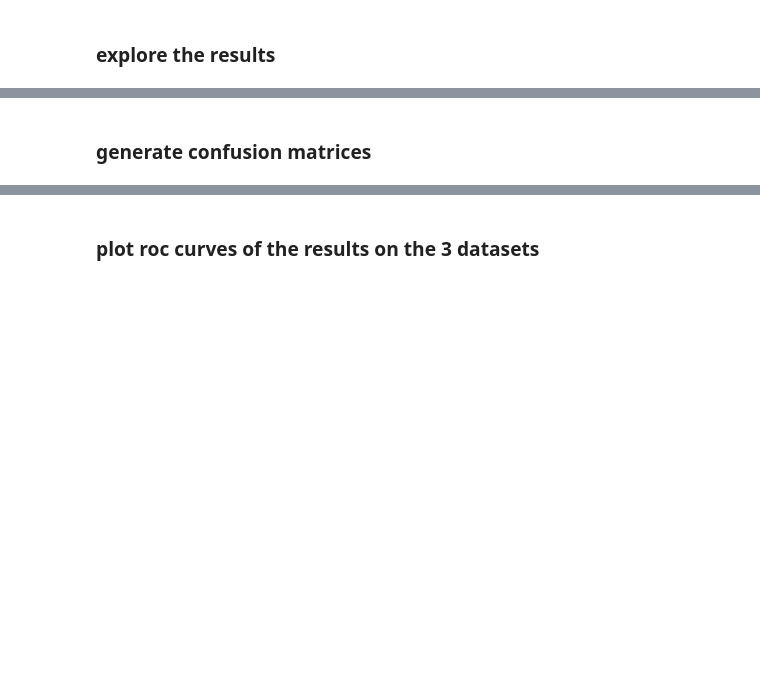
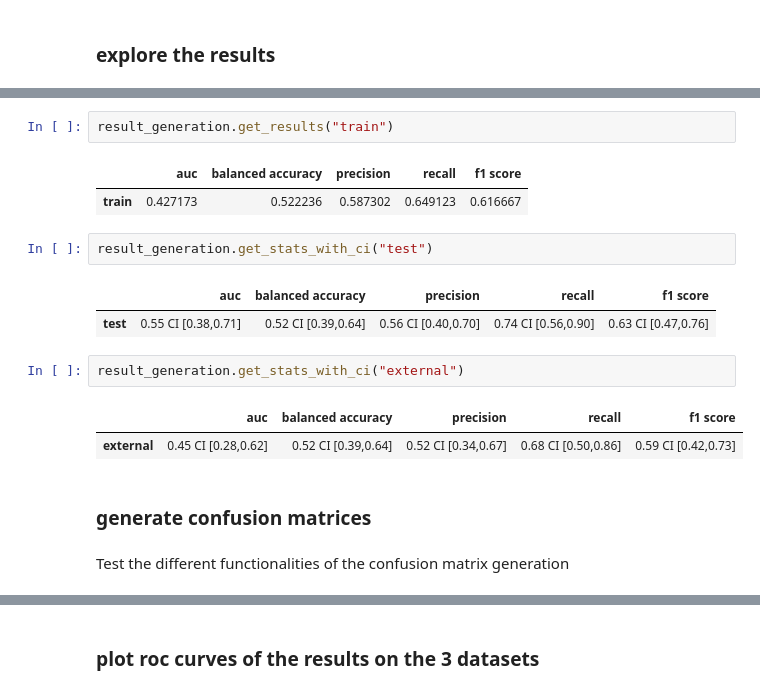
Before and after one commit to primakov/precision-medicine-toolbox, a Jupyter notebook: examples/Results_module.ipynb, the cells around one changed output, grey strips where cells are left out. Saved outputs shown, nothing was run; the diff lists cells and outputs as text; blank space fills up the shorter version.

```diff
--- a/examples/Results_module.ipynb
+++ b/examples/Results_module.ipynb
@@ -30,5 +30,22 @@ result_generation.get_stats_with_ci("train")
+# %%
+result_generation.get_results("train")
+# %% [output]
+|  | auc | balanced accuracy | precision | recall | f1 score |
+| train | 0.427173 | 0.522236 | 0.587302 | 0.649123 | 0.616667 |
+# %%
+result_generation.get_stats_with_ci("test")
+# %% [output]
+|  | auc | balanced accuracy | precision | recall | f1 score |
+| test | 0.55 CI [0.38,0.71] | 0.52 CI [0.39,0.64] | 0.56 CI [0.40,0.70] | 0.74 CI [0.56,0.90] | 0.63 CI [0.47,0.76] |
+# %%
+result_generation.get_stats_with_ci("external")
+# %% [output]
+|  | auc | balanced accuracy | precision | recall | f1 score |
+| external | 0.45 CI [0.28,0.62] | 0.52 CI [0.39,0.64] | 0.52 CI [0.34,0.67] | 0.68 CI [0.50,0.86] | 0.59 CI [0.42,0.73] |
 # %% [markdown]
 ### generate confusion matrices
+# %% [markdown]
+Test the different functionalities of the confusion matrix generation
 # %%
 fig_train = result_generation.print_confusion_matrix("train",["0","1"])
 # %% [output]
```
Also changed, not shown: parts of 5 cells of this notebook, 1 other file.
